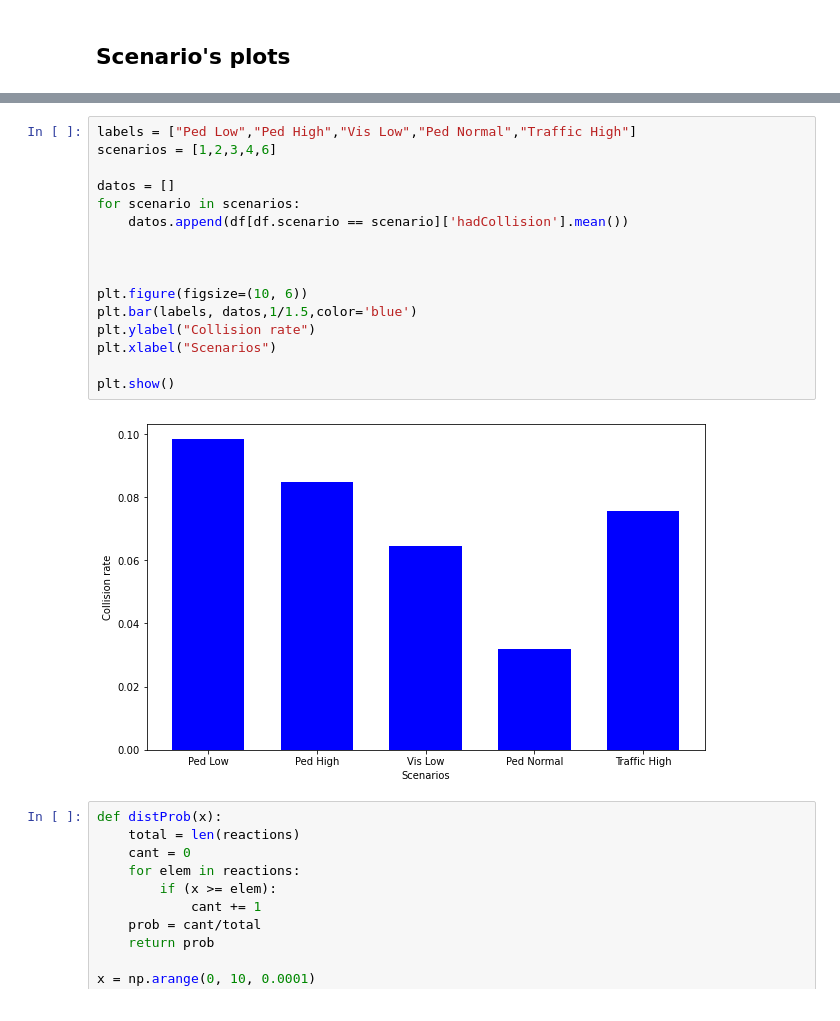
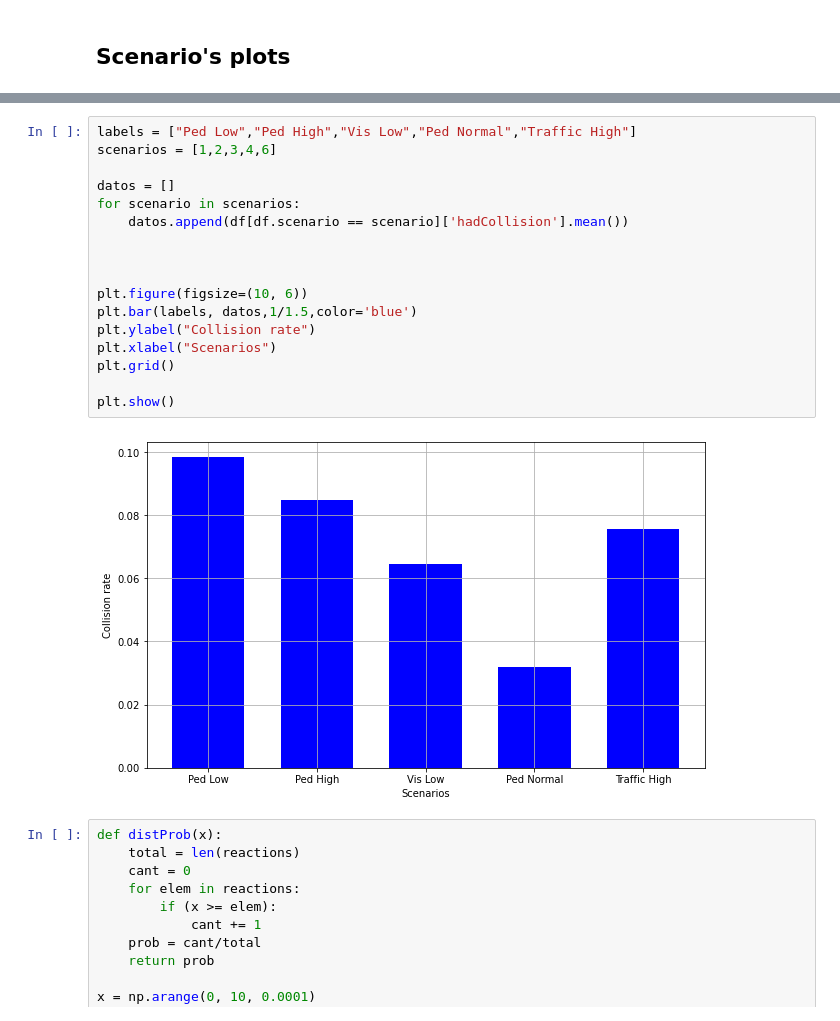
Before and after one commit to jcostamagna/tesisPresentacion, a Jupyter notebook: Thesis_data_visualization.ipynb, the cells around one changed output, grey strips where cells are left out. Cells and saved outputs as stored; diff of their text form.

```diff
--- a/Thesis_data_visualization.ipynb
+++ b/Thesis_data_visualization.ipynb
@@ -193,21 +196,22 @@ plt.show()
 # %%
 labels = ["Ped Low","Ped High","Vis Low","Ped Normal","Traffic High"]
 scenarios = [1,2,3,4,6]
 
 datos = []
 for scenario in scenarios:
     datos.append(df[df.scenario == scenario]['hadCollision'].mean())
 
 
 
 plt.figure(figsize=(10, 6))
 plt.bar(labels, datos,1/1.5,color='blue')
 plt.ylabel("Collision rate")
 plt.xlabel("Scenarios")
+plt.grid()
 
 plt.show()
 # %% [output]
-[figure, old version]
+[figure, new version]
 # %%
 def distProb(x):
     total = len(reactions)
```
Also changed, not shown: parts of 4 cells of this notebook.
